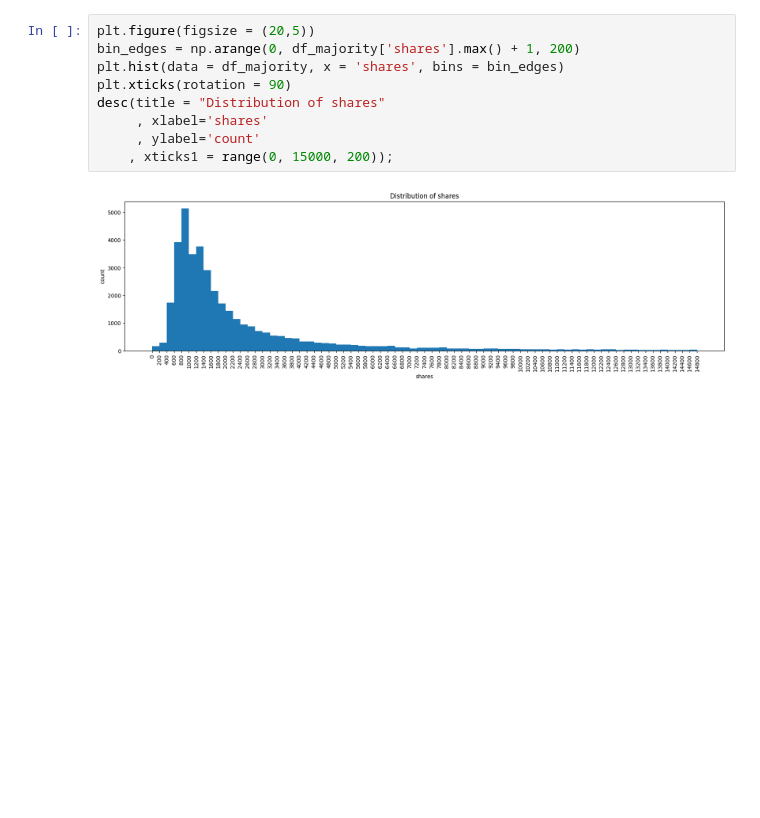
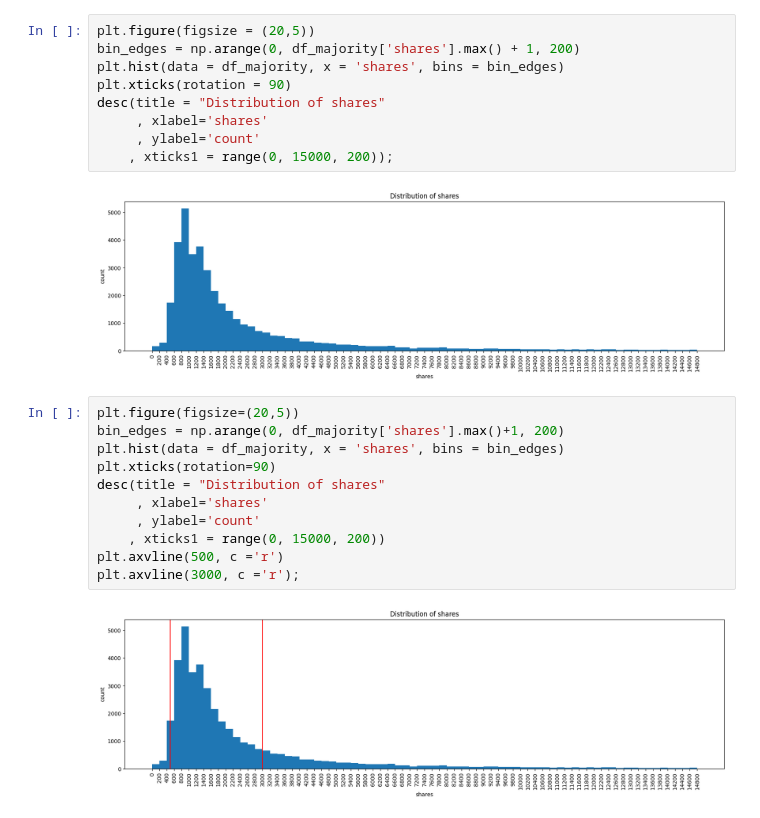
Before and after one commit to konyeinmg/online_news_popularity, a Jupyter notebook: online_news_popularity.ipynb, the cells around one changed output. Cells and saved outputs as stored; diff of their text form; blank space fills up the shorter version.

Commit message:
segment of shares distribution

```diff
--- a/online_news_popularity.ipynb
+++ b/online_news_popularity.ipynb
@@ -236,3 +236,16 @@ desc(title = "Distribution of shares"
     , xticks1 = range(0, 15000, 200));
 # %% [output]
 [figure]
+# %%
+plt.figure(figsize=(20,5))
+bin_edges = np.arange(0, df_majority['shares'].max()+1, 200)
+plt.hist(data = df_majority, x = 'shares', bins = bin_edges)
+plt.xticks(rotation=90)
+desc(title = "Distribution of shares"
+     , xlabel='shares'
+     , ylabel='count'
+    , xticks1 = range(0, 15000, 200))
+plt.axvline(500, c ='r')
+plt.axvline(3000, c ='r');
+# %% [output]
+[figure, added]
```
